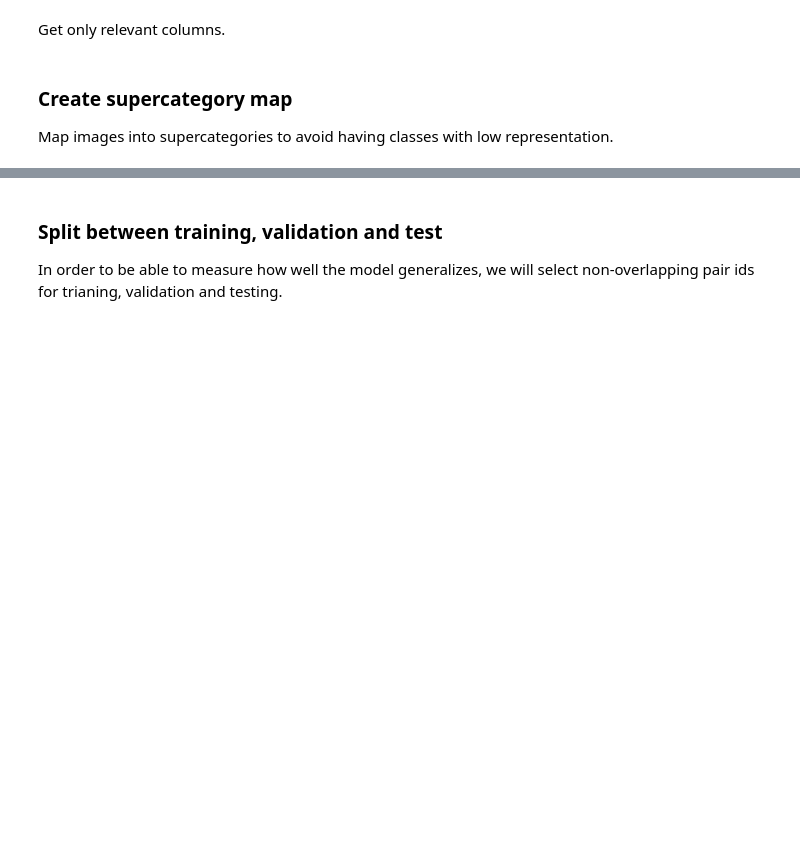
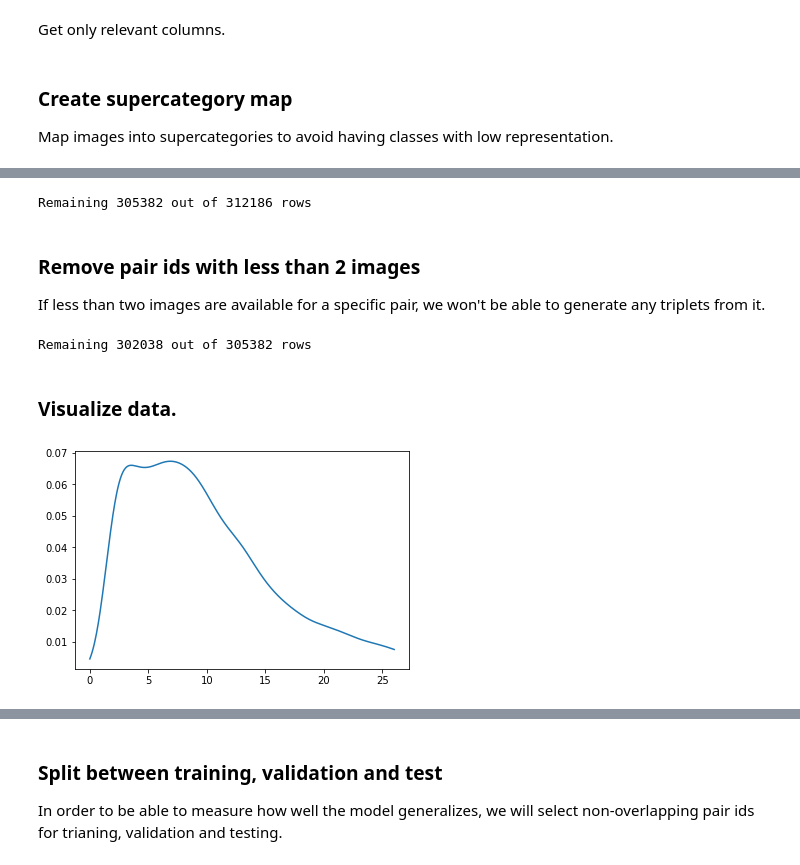
Before and after one commit to DanielMoraDC/pytorch-unet-segmentation, a Jupyter notebook: datasets/product_matching_dataset_generation.ipynb, the cells around one changed output, grey strips where cells are left out. Saved outputs shown, nothing was run; the diff lists cells and outputs as text; code cells hidden in the pictures; blank space fills up the shorter version.

```diff
--- a/datasets/product_matching_dataset_generation.ipynb
+++ b/datasets/product_matching_dataset_generation.ipynb
@@ -83,0 +109,32 @@ df.sample(5)
+# %%
+n_before = len(df)
+df = df.drop_duplicates(subset=['pair_id', 'supercategory_name', 'image_path'], keep=False)
+print(f'Remaining {len(df)} out of {n_before} rows')
+# %% [output]
+Remaining 305382 out of 312186 rows
+# %% [markdown]
+### Remove pair ids with less than 2 images
+
+If less than two images are available for a specific pair, we won't be able to generate any triplets from it.
+# %%
+pair_category_count_df = df.groupby(['pair_id', 'supercategory_name']).count()['image_path'].reset_index(name='counts')
+to_remove_df = pair_category_count_df[pair_category_count_df.counts == 1][['pair_id', 'supercategory_name']]
+
+n_before = len(df)
+df = df.merge(to_remove_df, how='left', indicator='to_remove')
+df = df[df.to_remove == 'left_only'].drop('to_remove', axis=1)
+print(f'Remaining {len(df)} out of {n_before} rows')
+# %% [output]
+Remaining 302038 out of 305382 rows
+# %% [markdown]
+### Visualize data.
+# %%
+category_pair_counts = df.groupby(['pair_id', 'supercategory_name'])['image_path'].count()
+kde = KernelDensity(kernel='gaussian', bandwidth=1.0)
+kde = kde.fit(category_pair_counts.values[:, None])
+
+xs = np.linspace(0, category_pair_counts.quantile(0.95), 500)
+ys = kde.score_samples(xs[:, None])
+plt.plot(xs, np.exp(ys));
+# %% [output]
+[figure, added]
```
Also changed, not shown: parts of 14 cells of this notebook, 4 other files.
